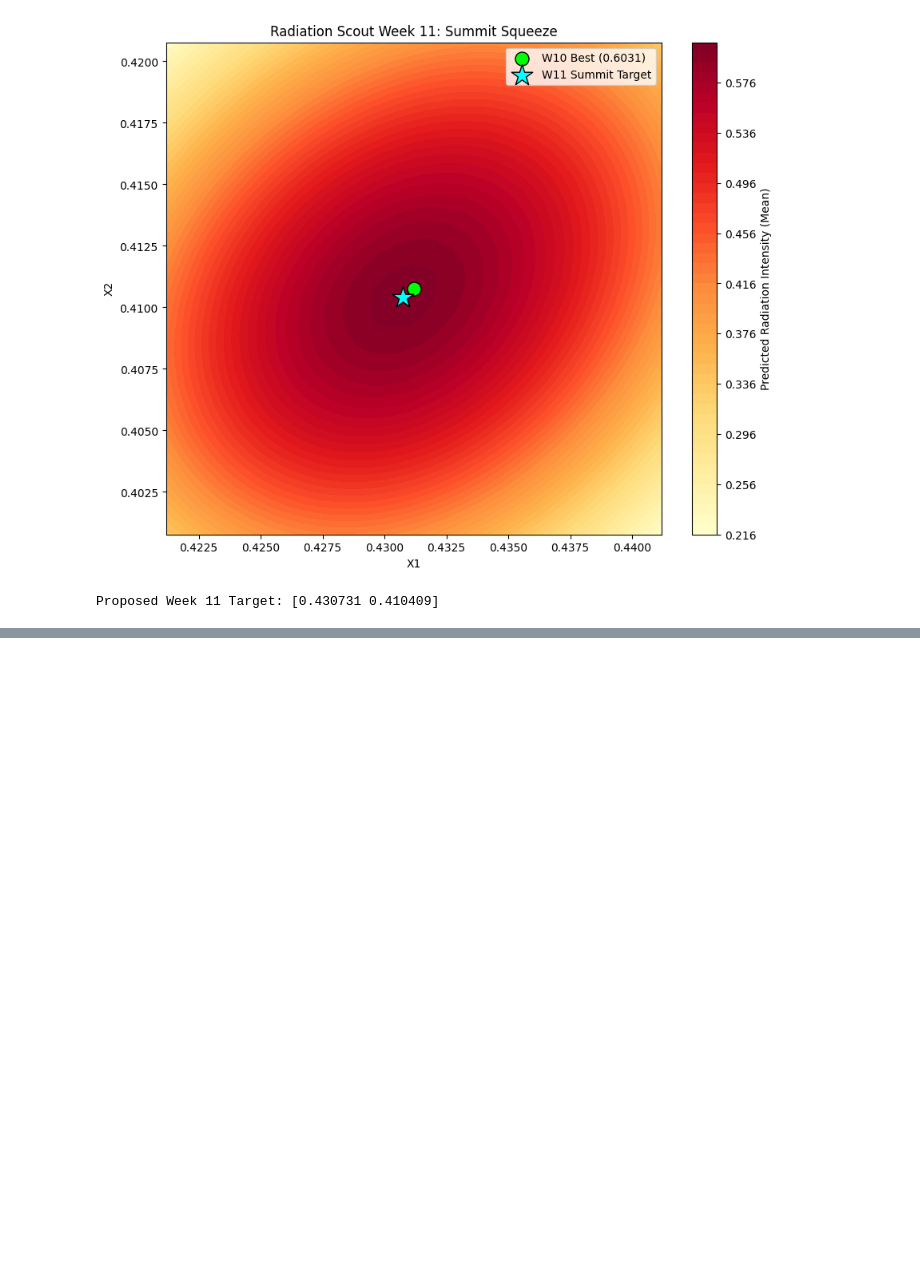
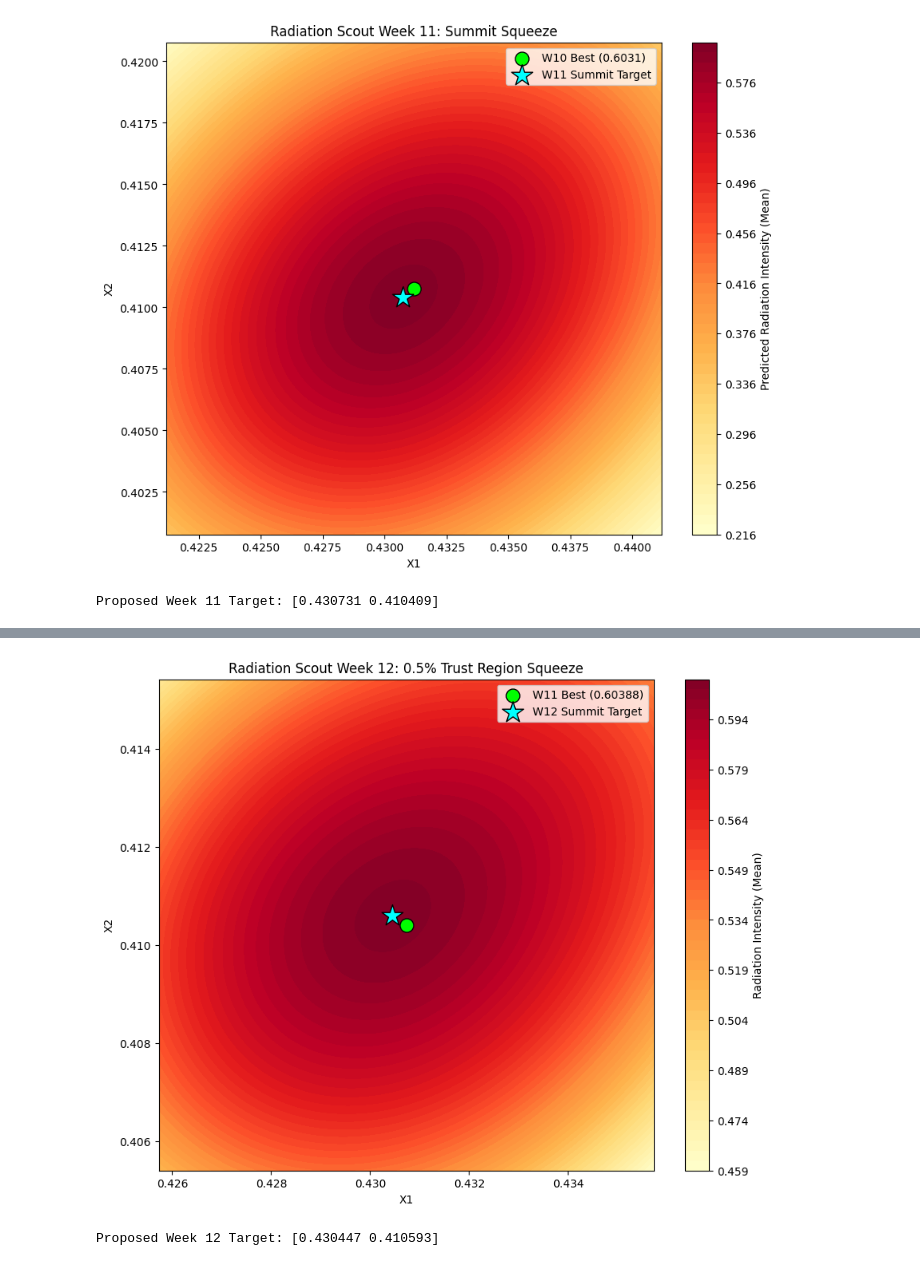
Before and after one commit to hegdevinu/Imperial-Capstone, a Jupyter notebook: notebooks/01_Function_1.ipynb, the cells around one changed output, grey strips where cells are left out. Saved outputs shown, nothing was run; the diff lists cells and outputs as text; code cells hidden in the pictures; blank space fills up the shorter version.

Commit message:
Refactor: Organized project structure and added Week 12 recovery strategy

```diff
--- a/notebooks/01_Function_1.ipynb
+++ b/notebooks/01_Function_1.ipynb
@@ -1021,0 +1034,49 @@ Proposed Week 11 Target: [0.430731 0.410409]
+# %%
+import numpy as np
+import matplotlib.pyplot as plt
+from sklearn.gaussian_process import GaussianProcessRegressor
+from sklearn.gaussian_process.kernels import RBF, ConstantKernel as C
+
+# 1. Dataset Construction (21 Observations)
+# Using the updated history from your local data files
+X_full = np.load('../capstone_data/initial_data/function_1/initial_inputs.npy')
+y_full = np.load('../capstone_data/initial_data/function_1/initial_outputs.npy')
+
+# 2. Summit Squeeze GP Model (Zero Noise)
+# Alpha set to 1e-12 effectively disables noise smoothing
+kernel = C(1.0, (1e-3, 1e1)) * RBF(length_scale=0.01, length_scale_bounds='fixed')
+gp = GaussianProcessRegressor(kernel=kernel, alpha=1e-12)
+gp.fit(X_full, y_full)
+
+# 3. 0.5% Trust Region: 0.005 radius around W11 center
+center = np.array([0.430731, 0.410409])
+radius = 0.005
+res = 300
+gx = np.linspace(center[0] - radius, center[0] + radius, res)
+gy = np.linspace(center[1] - radius, center[1] + radius, res)
+G_X, G_Y = np.meshgrid(gx, gy)
+grid = np.vstack([G_X.ravel(), G_Y.ravel()]).T
+
+# 4. Pure Exploitation of the Summit Center
+mu_pred = gp.predict(grid)
+w12_target = grid[np.argmax(mu_pred)]
+
+# 5. Visualisation
+plt.figure(figsize=(10, 8))
+plt.contourf(G_X, G_Y, mu_pred.reshape(res, res), levels=50, cmap='YlOrRd')
+plt.colorbar(label='Radiation Intensity (Mean)')
+
+# Key Markers
+plt.scatter(center[0], center[1], c='lime', edgecolors='black', marker='o', s=150, label='W11 Best (0.60388)')
+plt.scatter(w12_target[0], w12_target[1], c='cyan', edgecolors='black', marker='*', s=400, label='W12 Summit Target')
+
+plt.title("Radiation Scout Week 12: 0.5% Trust Region Squeeze")
+plt.xlabel("X1")
+plt.ylabel("X2")
+plt.legend()
+plt.show()
+
+print(f"Proposed Week 12 Target: {np.round(w12_target, 6)}")
+# %% [output]
+[figure, added]
+Proposed Week 12 Target: [0.430447 0.410593]
```
Also changed, not shown: parts of 1 cell of this notebook, 24 other files.
